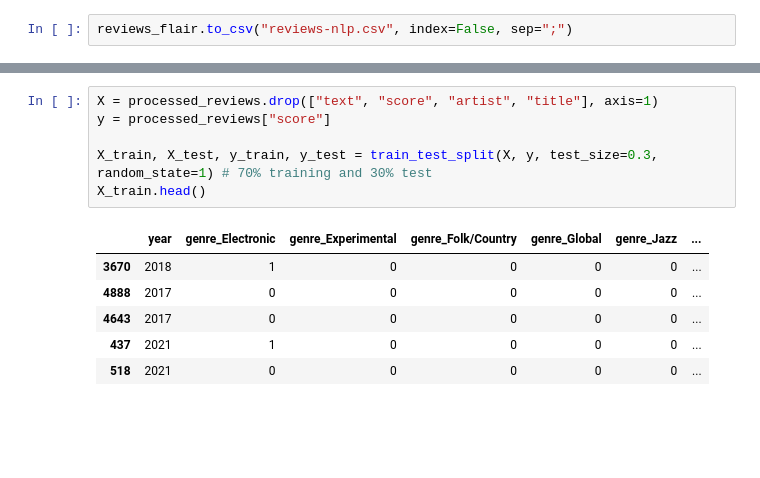
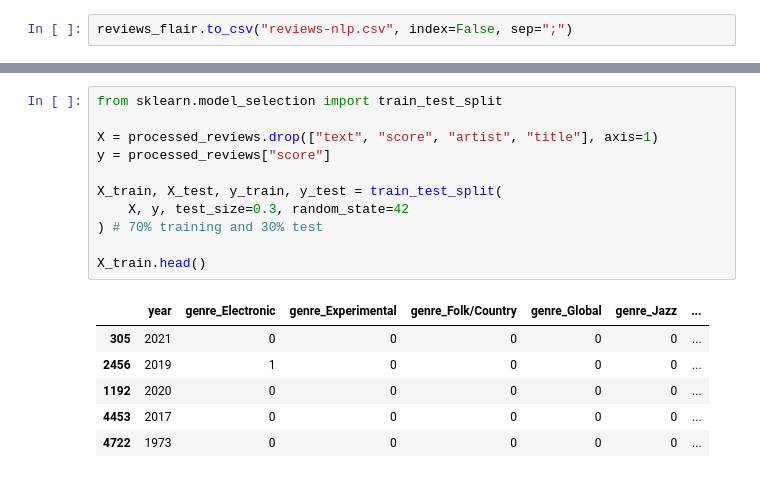
Before and after one commit to arthurcerveira/Review-Rating-Prediction, a Jupyter notebook: review_score_prediction.ipynb, the cells around one changed output, grey strips where cells are left out. Drawn from its saved outputs; the diff is of its cells as text; blank space fills up the shorter version.

```diff
--- a/review_score_prediction.ipynb
+++ b/review_score_prediction.ipynb
@@ -228,15 +256,20 @@ processed_reviews.head()
 | 4 | Dos Santos | City of Mirrors | Approaching the rich Latinx music... | 2021 | 7.4 | 0 | 0 | 0 | ... |
 5 rows × 21 columns
 # %%
+from sklearn.model_selection import train_test_split
+
 X = processed_reviews.drop(["text", "score", "artist", "title"], axis=1)
 y = processed_reviews["score"]
 
-X_train, X_test, y_train, y_test = train_test_split(X, y, test_size=0.3, random_state=1) # 70% training and 30% test
+X_train, X_test, y_train, y_test = train_test_split(
+    X, y, test_size=0.3, random_state=42
+) # 70% training and 30% test
+
 X_train.head()
 # %% [output]
 |  | year | genre_Electronic | genre_Experimental | genre_Folk/Country | genre_Global | genre_Jazz | ... |
-| 3670 | 2018 | 1 | 0 | 0 | 0 | 0 | ... |
-| 4888 | 2017 | 0 | 0 | 0 | 0 | 0 | ... |
-| 4643 | 2017 | 0 | 0 | 0 | 0 | 0 | ... |
-| 437 | 2021 | 1 | 0 | 0 | 0 | 0 | ... |
-| 518 | 2021 | 0 | 0 | 0 | 0 | 0 | ... |
+| 305 | 2021 | 0 | 0 | 0 | 0 | 0 | ... |
+| 2456 | 2019 | 1 | 0 | 0 | 0 | 0 | ... |
+| 1192 | 2020 | 0 | 0 | 0 | 0 | 0 | ... |
+| 4453 | 2017 | 0 | 0 | 0 | 0 | 0 | ... |
+| 4722 | 1973 | 0 | 0 | 0 | 0 | 0 | ... |
```
Also changed, not shown: parts of 41 cells of this notebook.
